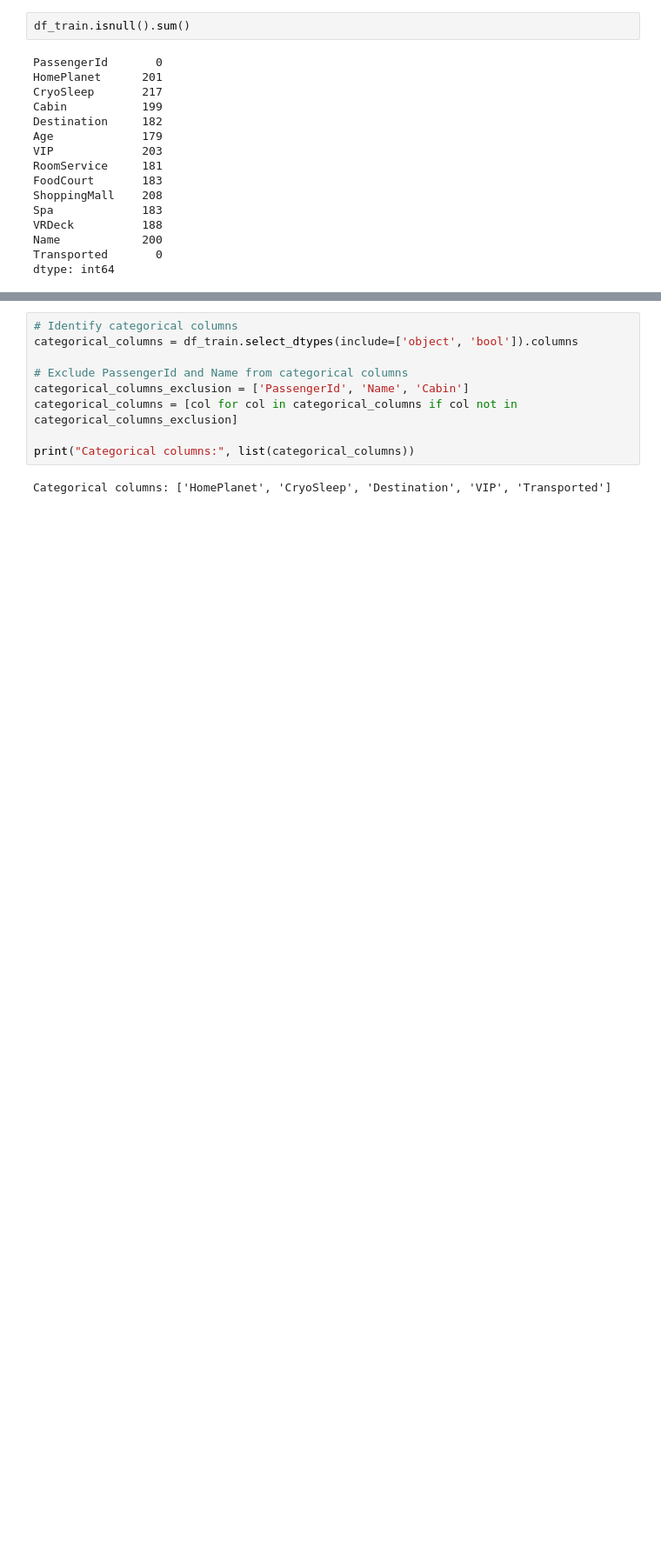
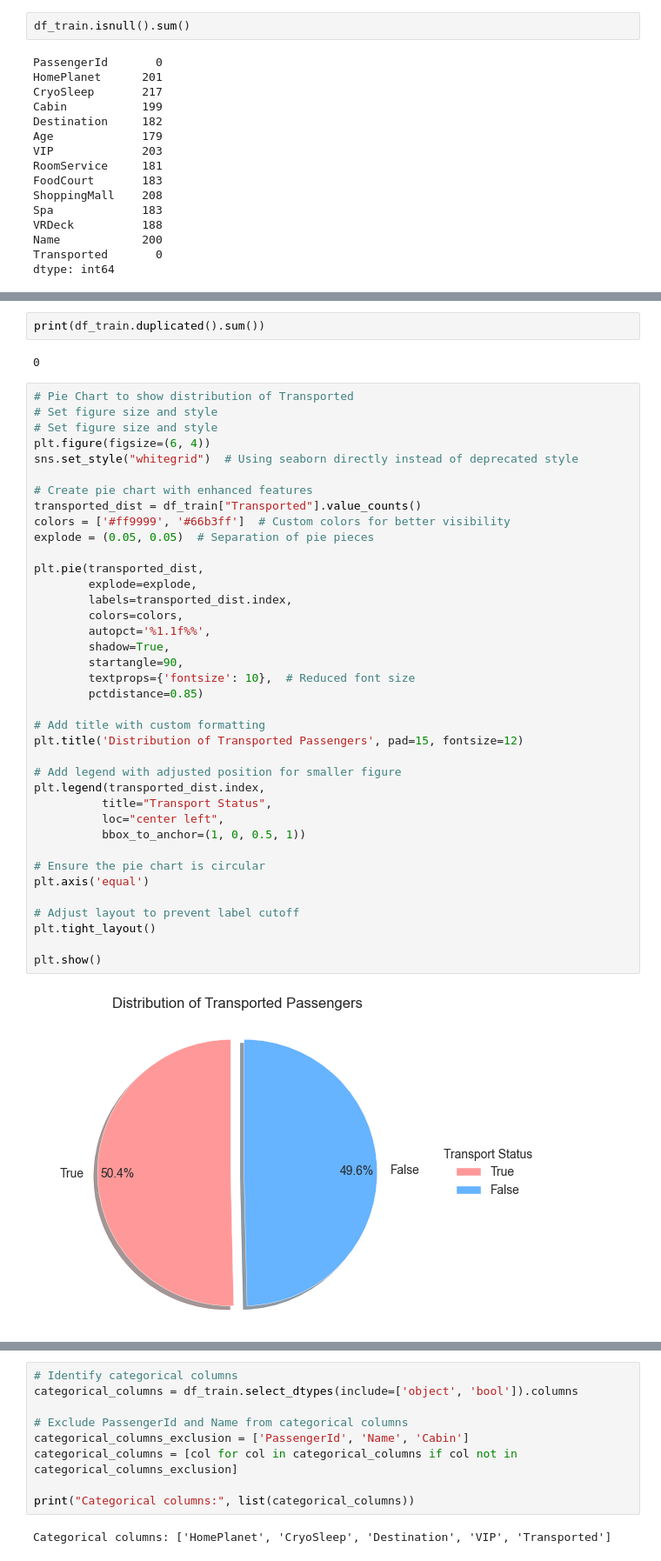
Before and after one commit to christoferson/kaggle-pad, a Jupyter notebook: competitions/spaceship-titanic/prepare_train_xgboost.ipynb, the cells around one changed output, grey strips where cells are left out. Shown at 87% size. Saved outputs shown, nothing was run; the diff lists cells and outputs as text; blank space fills up the shorter version.

```diff
--- a/competitions/spaceship-titanic/prepare_train_xgboost.ipynb
+++ b/competitions/spaceship-titanic/prepare_train_xgboost.ipynb
@@ -86,0 +125,44 @@ dtype: int64
+# %%
+print(df_train.duplicated().sum())
+# %% [output]
+0
+# %%
+# Pie Chart to show distribution of Transported
+# Set figure size and style
+# Set figure size and style
+plt.figure(figsize=(6, 4))
+sns.set_style("whitegrid")  # Using seaborn directly instead of deprecated style
+
+# Create pie chart with enhanced features
+transported_dist = df_train["Transported"].value_counts()
+colors = ['#ff9999', '#66b3ff']  # Custom colors for better visibility
+explode = (0.05, 0.05)  # Separation of pie pieces
+
+plt.pie(transported_dist,
+        explode=explode,
+        labels=transported_dist.index,
+        colors=colors,
+        autopct='%1.1f%%',
+        shadow=True,
+        startangle=90,
+        textprops={'fontsize': 10},  # Reduced font size
+        pctdistance=0.85)
+
+# Add title with custom formatting
+plt.title('Distribution of Transported Passengers', pad=15, fontsize=12)
+
+# Add legend with adjusted position for smaller figure
+plt.legend(transported_dist.index,
+          title="Transport Status",
+          loc="center left",
+          bbox_to_anchor=(1, 0, 0.5, 1))
+
+# Ensure the pie chart is circular
+plt.axis('equal')
+
+# Adjust layout to prevent label cutoff
+plt.tight_layout()
+
+plt.show()
+# %% [output]
+[figure, added]
```
Also changed, not shown: parts of 7 cells of this notebook.
